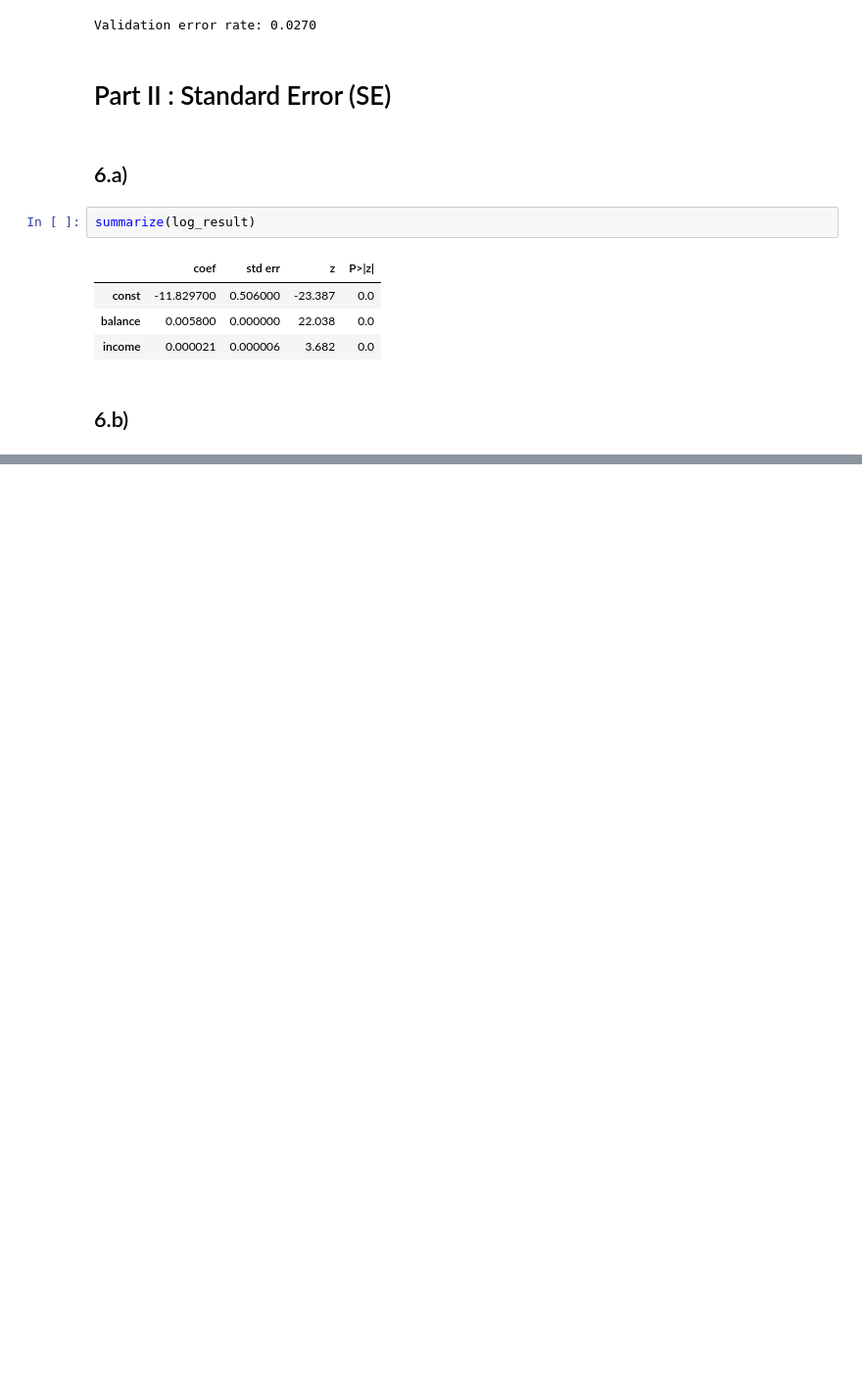
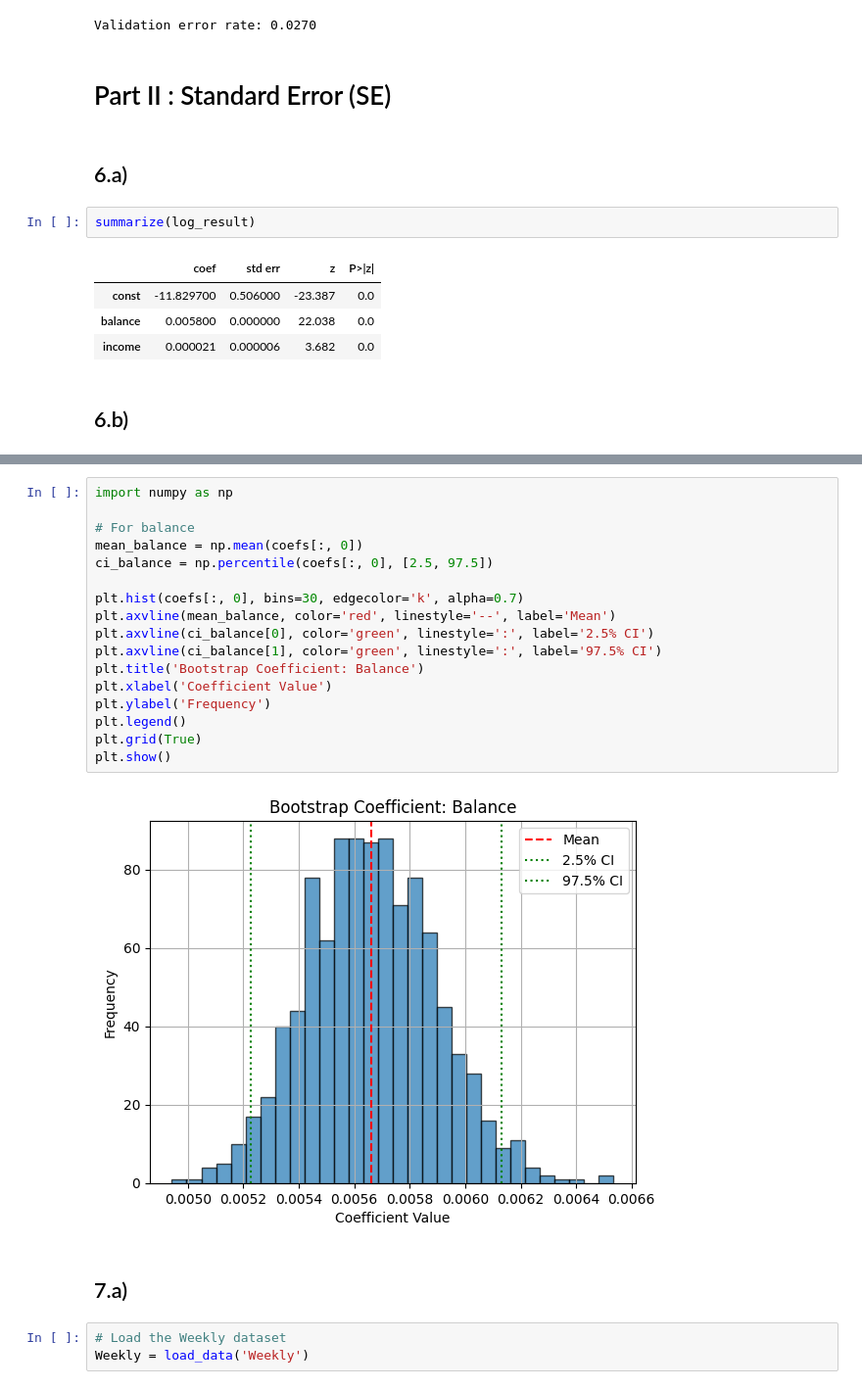
Before and after one commit to Abdoul1996/Statistic-learning, a Jupyter notebook: Homework/homework_5.ipynb, the cells around one changed output, grey strips where cells are left out. Shown at 98% size. Drawn from its saved outputs; the diff is of its cells as text; blank space fills up the shorter version.

```diff
--- a/Homework/homework_5.ipynb
+++ b/Homework/homework_5.ipynb
@@ -313,0 +345,24 @@ TypeError: boot_fn() got an unexpected keyword argument 'B'
+# %%
+import numpy as np
+
+# For balance
+mean_balance = np.mean(coefs[:, 0])
+ci_balance = np.percentile(coefs[:, 0], [2.5, 97.5])
+
+plt.hist(coefs[:, 0], bins=30, edgecolor='k', alpha=0.7)
+plt.axvline(mean_balance, color='red', linestyle='--', label='Mean')
+plt.axvline(ci_balance[0], color='green', linestyle=':', label='2.5% CI')
+plt.axvline(ci_balance[1], color='green', linestyle=':', label='97.5% CI')
+plt.title('Bootstrap Coefficient: Balance')
+plt.xlabel('Coefficient Value')
+plt.ylabel('Frequency')
+plt.legend()
+plt.grid(True)
+plt.show()
+# %% [output]
+[figure, added]
+# %% [markdown]
+## 7.a)
+# %%
+# Load the Weekly dataset
+Weekly = load_data('Weekly')
```
Also changed, not shown: parts of 30 cells of this notebook.
